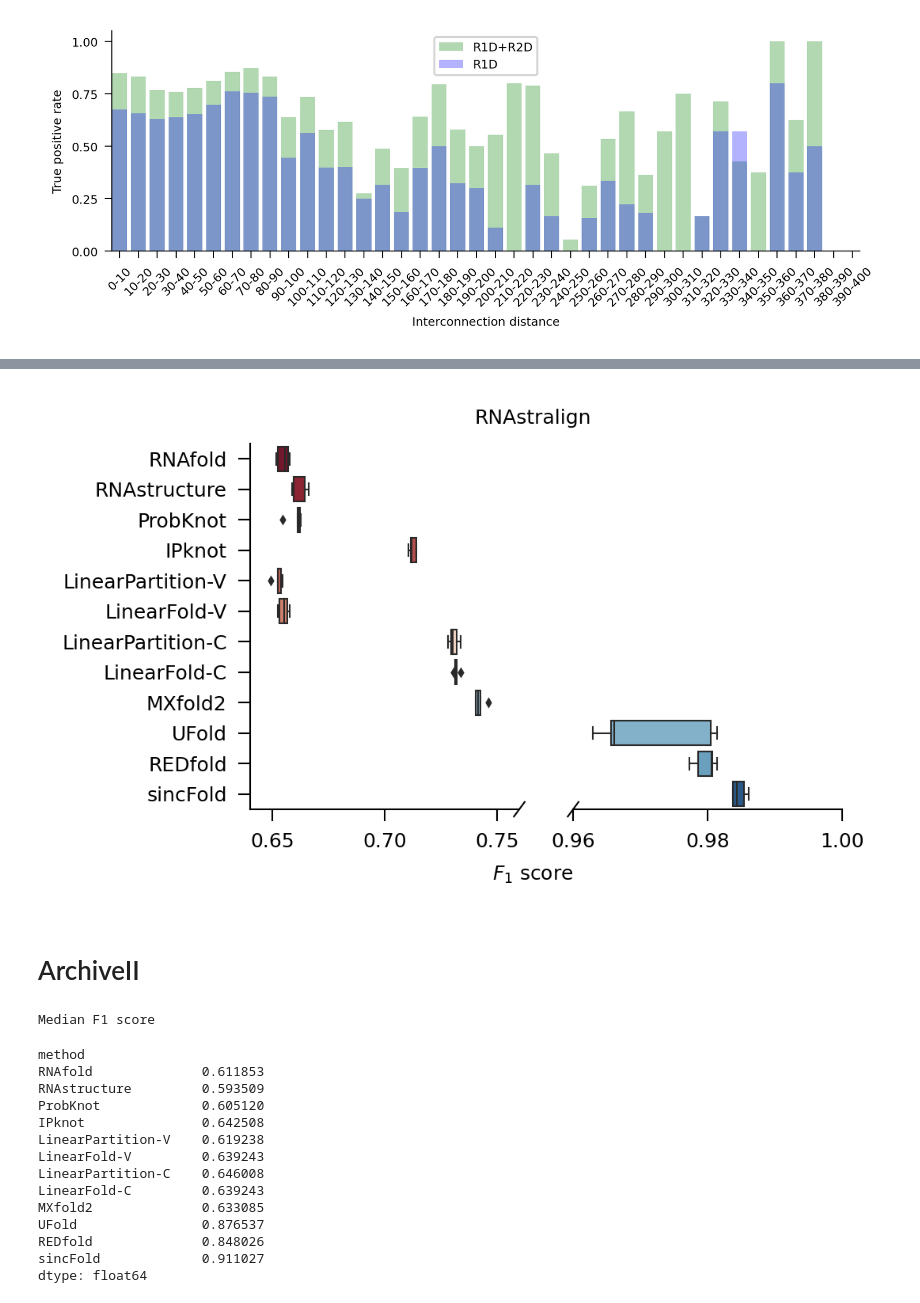
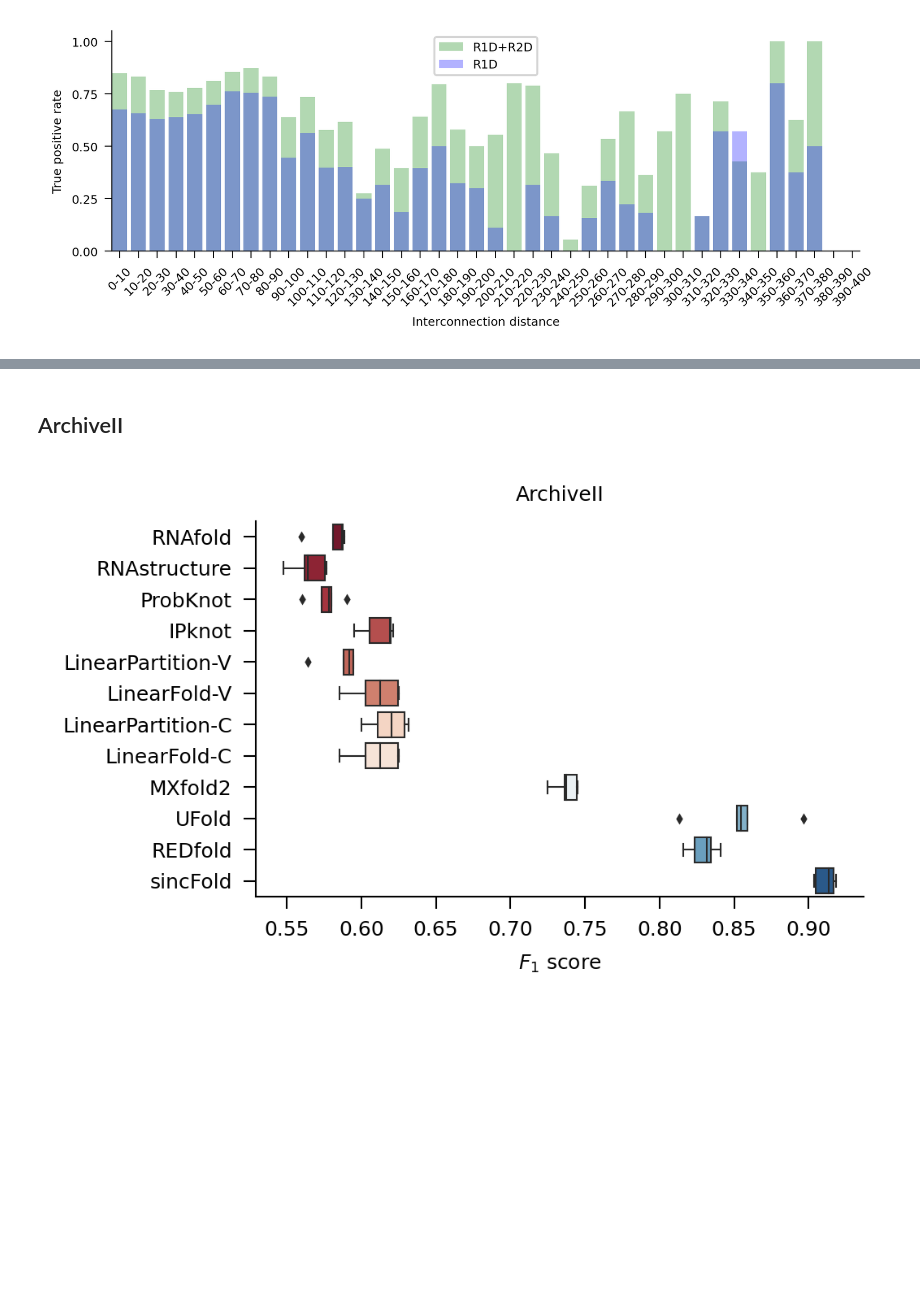
Before and after one commit to sinc-lab/sincFold, a Jupyter notebook: results/summary.ipynb, the cells around one changed output, grey strips where cells are left out. Drawn from its saved outputs; the diff is of its cells as text; code cells hidden in the pictures; blank space fills up the shorter version.

```diff
--- a/results/summary.ipynb
+++ b/results/summary.ipynb
@@ -178,90 +189,45 @@ dtype: float64
-# %%
-base = sns.color_palette("RdBu", 25)
-palette = base[:6] + base[9:11] + base[17:20] + base[-2:-1]
-
-fig, ax = plt.subplots(1, 2, figsize=(3.22, 2), dpi=300)
-sns.boxplot(data=summary.T,  orient="h", palette=palette, order=methods, ax=ax[0], linewidth=0.5, fliersize=1)
-sns.boxplot(data=summary.T,  orient="h", palette=palette, order=methods, ax=ax[1], linewidth=0.5, fliersize=1)
-ax[0].set_xlim(.64, .76)
-ax[1].set_xlim(.96, 1)
-ax[1].set_ylabel("")
-# remove ticks from ax[1]
-ax[1].set_yticks([])
-ax[0].set_title("RNAstralign", x=1.05, fontsize=6)
-
-ax[0].spines['right'].set_visible(False)
-ax[1].spines['left'].set_visible(False)
-ax[0].spines['top'].set_visible(False)
-ax[1].spines['top'].set_visible(False)
-ax[1].spines['right'].set_visible(False)
-ax[0].tick_params(labelright=False)
-
-for axi in ax:
-    axi.spines['left'].set_linewidth(0.5)
-    axi.spines['bottom'].set_linewidth(0.5)
-    axi.tick_params(labelsize=6)
-    axi.tick_params(width=0.5)
-
-d = .020
-kwargs = dict(transform=ax[0].transAxes, color='k', clip_on=False)
-ax[0].plot((1 - d, 1 + d), (-d, +d), lw=0.5, **kwargs)
-
-kwargs.update(transform=ax[1].transAxes)
-ax[1].plot((0 - d, 0 + d), (-d, +d), lw=0.5, **kwargs)
-
-ax[0].set_xlabel("$F_1$ score", x=1.05, fontsize=6)
-ax[0].set_ylabel("")
-
-plt.savefig("RNAstralign.pdf",
-               bbox_inches='tight',
-               transparent=False,
-               dpi=300,
-               pad_inches=0)
-# %% [output]
-[figure, removed]
 # %% [markdown]
-# ArchiveII
+## ArchiveII
 # %%
 dotbracket_format = ["IPknot",  "RNAstructure", "REDfold",
                           "LinearFold-C", "LinearFold-V", "LinearPartition-C", "LinearPartition-V", "MXfold2"]
 
 methods = ['RNAfold', 'RNAstructure', 'ProbKnot', 'IPknot', 'LinearPartition-V', 'LinearFold-V',
            'LinearPartition-C', 'LinearFold-C',
            'MXfold2', 'UFold', 'REDfold', 'sincFold']
 
 summary = pd.read_csv(f"ArchiveII.csv", index_col="id")
 
 dataset = pd.read_csv(f"../data/ArchiveII.csv", index_col="id")
 splits = pd.read_csv(f"../data/ArchiveII_splits.csv")
 
 # add references and compute F1 per sequence
 summary["ref"] = dataset.loc[summary.index]["base_pairs"].apply(lambda x: json.loads(x))
 
 summary["F1"] = summary.apply(get_f1, axis=1)
 
 # add fold id
 for fold_number in splits.fold_number.unique():
     test_ids = splits[(splits.partition=="test") & (splits.fold_number==fold_number)].id
     summary.loc[summary.index.isin(test_ids), "fold_number"] = fold_number
 
 # add average over folds
 summary_avg = summary.groupby(["fold_number", "method"]).F1.mean().unstack().T
 
-print("Median F1 score")
-display(summary_avg.loc[methods].T.median())
+fig, ax = plt.subplots(1, 1, figsize=(3.22, 2), dpi=300)
+ax = sns.boxplot(data=summary_avg.T,  orient="h", palette=palette, order=methods, hue_order=methods, linewidth=0.5, fliersize=1)
+ax.set_xlabel("$F_1$ score", fontsize=6)
+ax.set_ylabel("")
+ax.set_title("ArchiveII", fontsize=6)
+
+#ax.set(yticklabels=[])
+ax.spines['right'].set_visible(False)
+ax.spines['top'].set_visible(False)
+ax.tick_params(labelright=False)
+
+ax.spines['left'].set_linewidth(0.5)
+ax.spines['bottom'].set_linewidth(0.5)
+ax.tick_params(labelsize=6)
+ax.tick_params(width=0.5)
 # %% [output]
-Median F1 score
-method
-RNAfold              0.611853
-RNAstructure         0.593509
-ProbKnot             0.605120
-IPknot               0.642508
-LinearPartition-V    0.619238
-LinearFold-V         0.639243
-LinearPartition-C    0.646008
-LinearFold-C         0.639243
-MXfold2              0.633085
-UFold                0.876537
-REDfold              0.848026
-sincFold             0.911027
-dtype: float64
+[figure, added]
```
Also changed, not shown: parts of 21 cells of this notebook, 2 other files.
